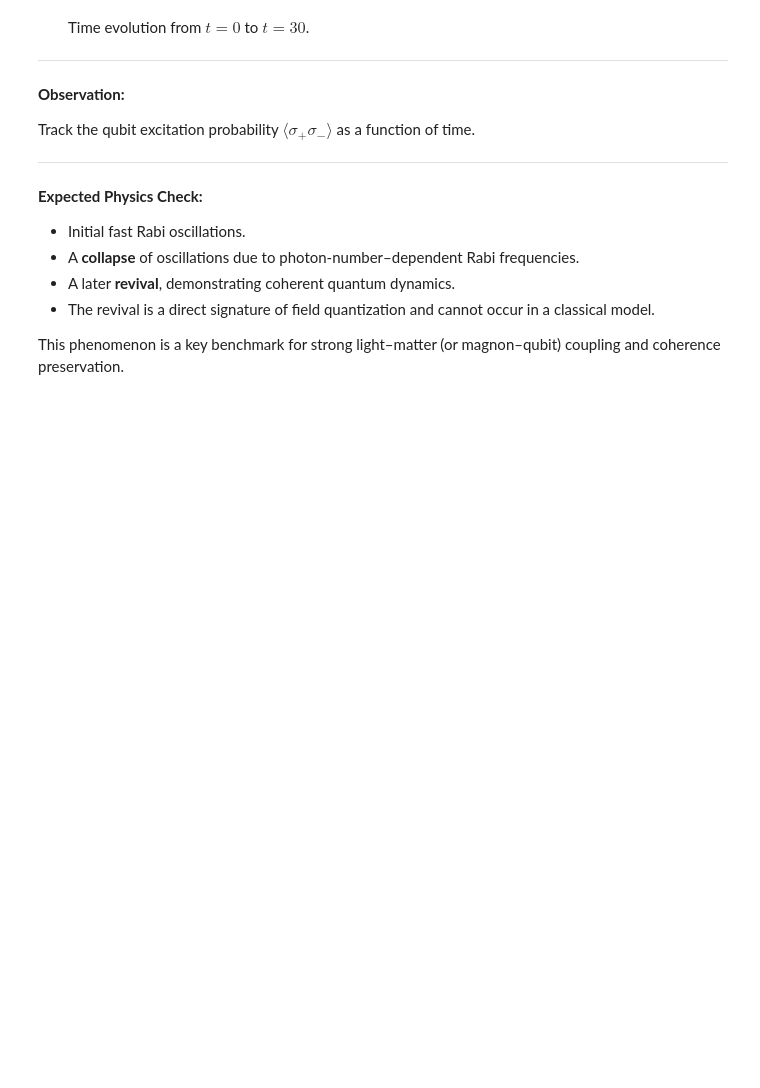
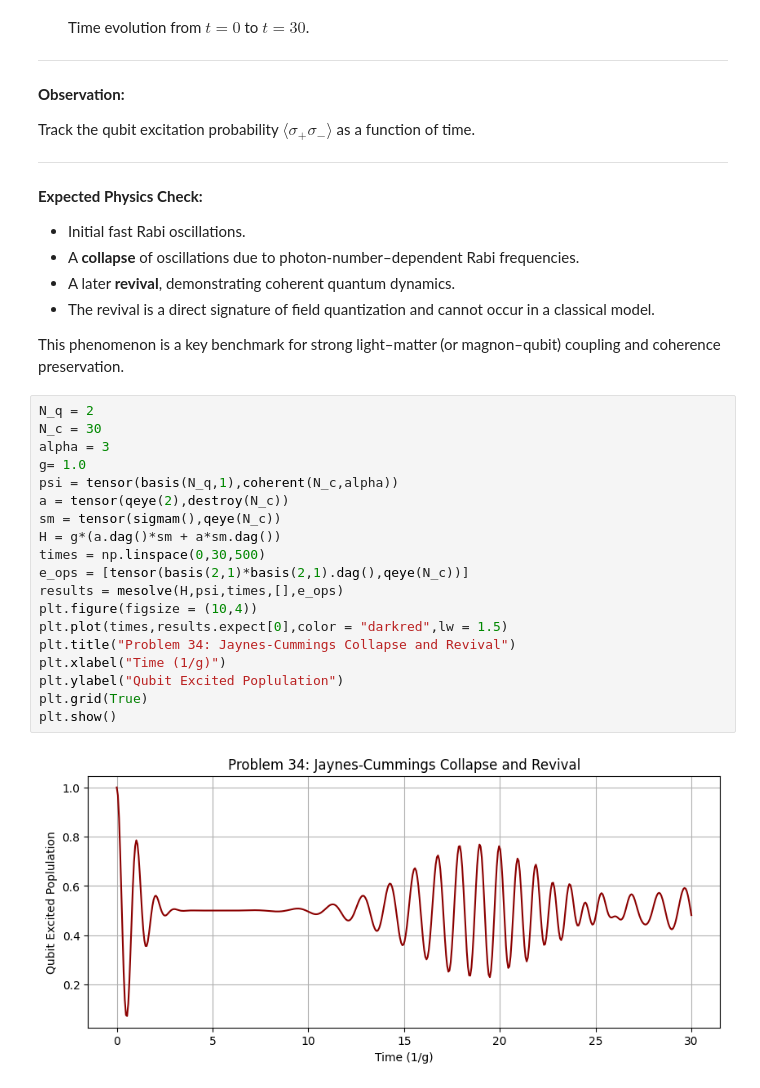
Before and after one commit to Iterium-bit/Qutip, a Jupyter notebook: 02_Unitary_Dynamics.ipynb, the cells around one changed output. Saved outputs shown, nothing was run; the diff lists cells and outputs as text; blank space fills up the shorter version.

```diff
--- a/02_Unitary_Dynamics.ipynb
+++ b/02_Unitary_Dynamics.ipynb
@@ -866,3 +866,24 @@ Track the qubit excitation probability $\langle \sigma_+ \sigma_- \rangle$ as a
 - The revival is a direct signature of field quantization and cannot occur in a classical model.
 
 This phenomenon is a key benchmark for strong light–matter (or magnon–qubit) coupling and coherence preservation.
+# %%
+N_q = 2
+N_c = 30
+alpha = 3
+g= 1.0
+psi = tensor(basis(N_q,1),coherent(N_c,alpha))
+a = tensor(qeye(2),destroy(N_c))
+sm = tensor(sigmam(),qeye(N_c))
+H = g*(a.dag()*sm + a*sm.dag())
+times = np.linspace(0,30,500)
+e_ops = [tensor(basis(2,1)*basis(2,1).dag(),qeye(N_c))]
+results = mesolve(H,psi,times,[],e_ops)
+plt.figure(figsize = (10,4))
+plt.plot(times,results.expect[0],color = "darkred",lw = 1.5)
+plt.title("Problem 34: Jaynes-Cummings Collapse and Revival")
+plt.xlabel("Time (1/g)")
+plt.ylabel("Qubit Excited Poplulation")
+plt.grid(True)
+plt.show()
+# %% [output]
+[figure, added]
```
Also changed, not shown: parts of 3 cells of this notebook.
